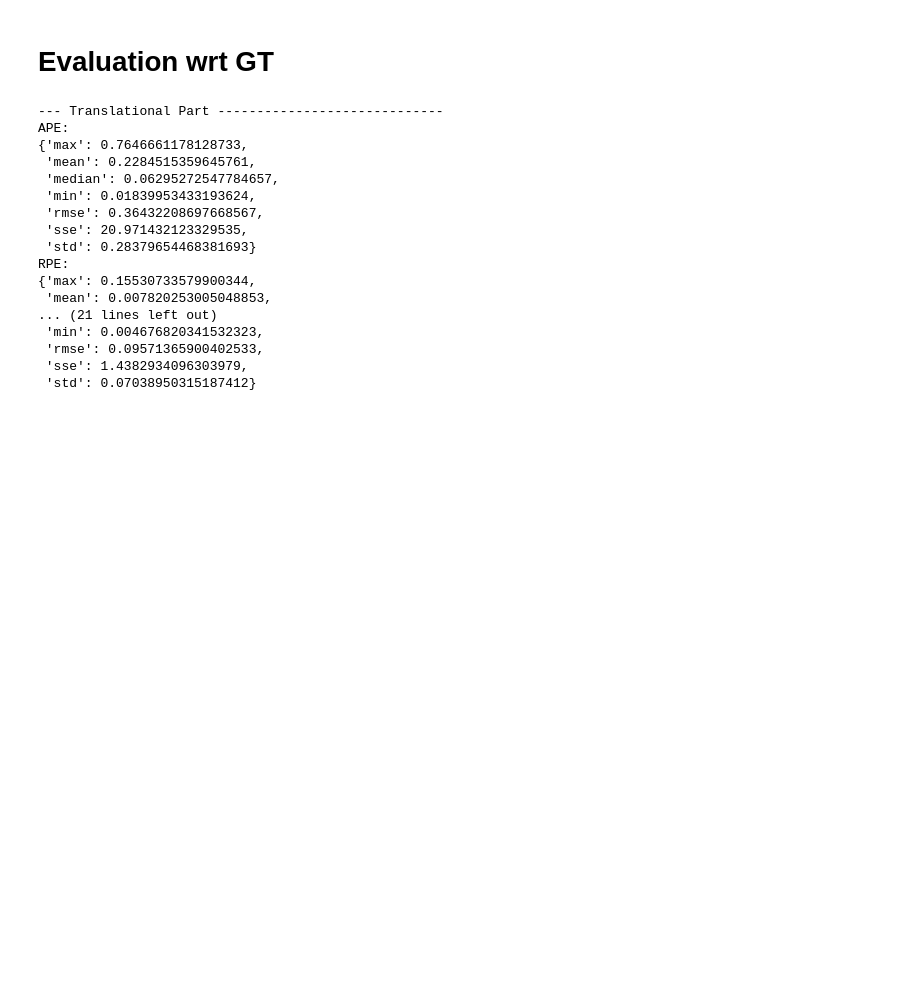
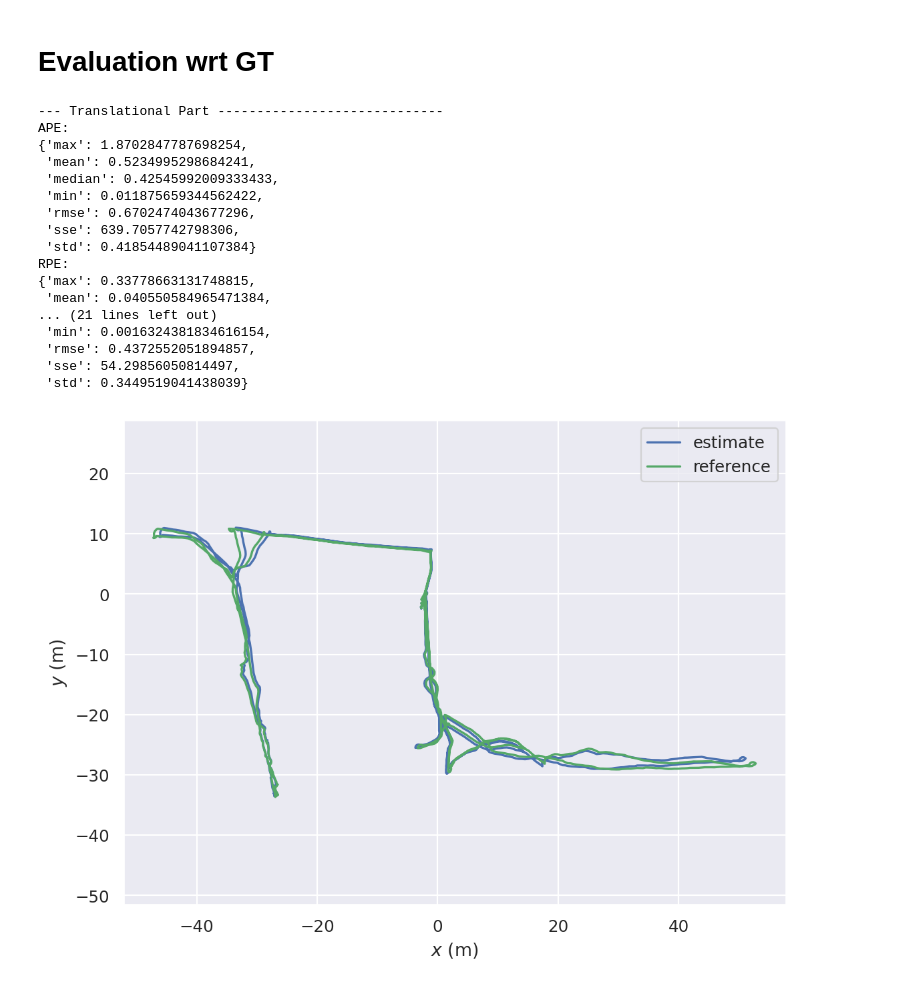
Before and after one commit to ethz-asl/maplab_tools, a Jupyter notebook: maplab_profiles/bin/evaluation.ipynb, the cells around one changed output. Cells and saved outputs as stored; diff of their text form; code cells hidden in the pictures; blank space fills up the shorter version.

Commit message:
upd to the evaluation script

```diff
--- a/maplab_profiles/bin/evaluation.ipynb
+++ b/maplab_profiles/bin/evaluation.ipynb
@@ -18,8 +17,9 @@ from pose_trajectory_evaluation import PoseTrajectoryEvaluation
 %reload_ext autoreload
 %autoreload 2
 # %%
-export_path = '/mnt/data/logs/maplab_profiles/'
-n = 3
+# export_path = '/mnt/data/logs/maplab_profiles/'
+export_path = '/media/scratch/berlukas/logs/'
+n = 4
 
 est_trajectories = []
 gt_trajectories = []
@@ -49,4 +38,15 @@ gt_traj = convert_to_traj(gt_trajectories[idx])
 # %%
+def convert_to_traj(trajectory):
+    ts = trajectory[:,0]
+    xyz = trajectory[:,1:4]
+    wxyz = trajectory[:,4:8]
+    return PoseTrajectory3D(positions_xyz = xyz, orientations_quat_wxyz = wxyz, timestamps = ts)
+
+idx = 0
+
+est_traj = convert_to_traj(est_trajectories[idx])
+gt_traj = convert_to_traj(gt_trajectories[idx])
+
 delta = 5
 delta_unit = metrics.Unit.frames
 all_pairs = False
@@ -62,43 +62,73 @@ ape_stats_trans = ape_metric_trans.get_all_statistics()
 pprint.pprint(ape_stats_trans)
 
 print('RPE:')
 rpe_metric_trans = metrics.RPE(pose_relation, delta, delta_unit, all_pairs)
 rpe_metric_trans.process_data(data)
 rpe_stat_trans = rpe_metric_trans.get_statistic(metrics.StatisticsType.rmse)
 rpe_stats_trans = rpe_metric_trans.get_all_statistics()
 pprint.pprint(rpe_stats_trans)
 print('\n\n')
 
 print('--- Rotational Part -----------------------------')
 pose_relation = metrics.PoseRelation.rotation_angle_deg
 print('APE:')
 ape_metric_rot = metrics.APE(pose_relation)
 ape_metric_rot.process_data(data)
 ape_stat_rot = ape_metric_rot.get_statistic(metrics.StatisticsType.rmse)
 ape_stats_rot = ape_metric_rot.get_all_statistics()
 pprint.pprint(ape_stats_rot)
 
 print('RPE:')
 rpe_metric_rot = metrics.RPE(pose_relation, delta, delta_unit, all_pairs)
 rpe_metric_rot.process_data(data)
 rpe_stat_rot = rpe_metric_rot.get_statistic(metrics.StatisticsType.rmse)
 rpe_stats_rot = rpe_metric_rot.get_all_statistics()
 pprint.pprint(rpe_stats_rot)
+
+def plot_evaluations_APE(ape_metric, ape_stats):
+    # Trajectory plot
+    fig = plt.figure(figsize=(8, 6), dpi=160)
+    traj_by_label = {
+        "estimate": est_traj,
+        "reference": gt_traj
+    }
+    plot.trajectories(fig, traj_by_label, plot.PlotMode.xy)
+    plt.show()
+
+    # Trajectory plot
+    seconds_from_start = [t - est_traj.timestamps[0] for t in est_traj.timestamps]
+    fig = plt.figure(figsize=(8, 6), dpi=160)
+    plot.error_array(fig.gca(), ape_metric.error, x_array=seconds_from_start,
+                     statistics={s:v for s,v in ape_stats.items() if s != "sse"},
+                     name="APE", title="APE w.r.t. " + ape_metric.pose_relation.value, xlabel="$t$ (s)")
+    plt.show()
+
+    plot_mode = plot.PlotMode.xy
+    fig = plt.figure(figsize=(8, 6), dpi=160)
+    ax = plot.prepare_axis(fig, plot_mode)
+    plot.traj(ax, plot_mode, gt_traj, '--', "gray", "reference")
+    plot.traj_colormap(ax, est_traj, ape_metric.error,
+                       plot_mode, min_map=ape_stats["min"], max_map=ape_stats["max"])
+    ax.legend()
+    plt.show()
+
+plot_evaluations(ape_metric_trans, ape_stats_trans)
 # %% [output]
 --- Translational Part -----------------------------
 APE:
-{'max': 0.7646661178128733,
- 'mean': 0.2284515359645761,
- 'median': 0.06295272547784657,
- 'min': 0.01839953433193624,
- 'rmse': 0.36432208697668567,
- 'sse': 20.971432123329535,
- 'std': 0.28379654468381693}
+{'max': 1.8702847787698254,
+ 'mean': 0.5234995298684241,
+ 'median': 0.42545992009333433,
+ 'min': 0.011875659344562422,
+ 'rmse': 0.6702474043677296,
+ 'sse': 639.7057742798306,
+ 'std': 0.41854489041107384}
 RPE:
-{'max': 0.15530733579900344,
- 'mean': 0.007820253005048853,
+{'max': 0.33778663131748815,
+ 'mean': 0.040550584965471384,
 ... (21 lines left out)
- 'min': 0.004676820341532323,
- 'rmse': 0.09571365900402533,
- 'sse': 1.4382934096303979,
- 'std': 0.07038950315187412}
+ 'min': 0.0016324381834616154,
+ 'rmse': 0.4372552051894857,
+ 'sse': 54.29856050814497,
+ 'std': 0.3449519041438039}
+[figure, added]
```
Also changed, not shown: parts of 4 cells of this notebook.
